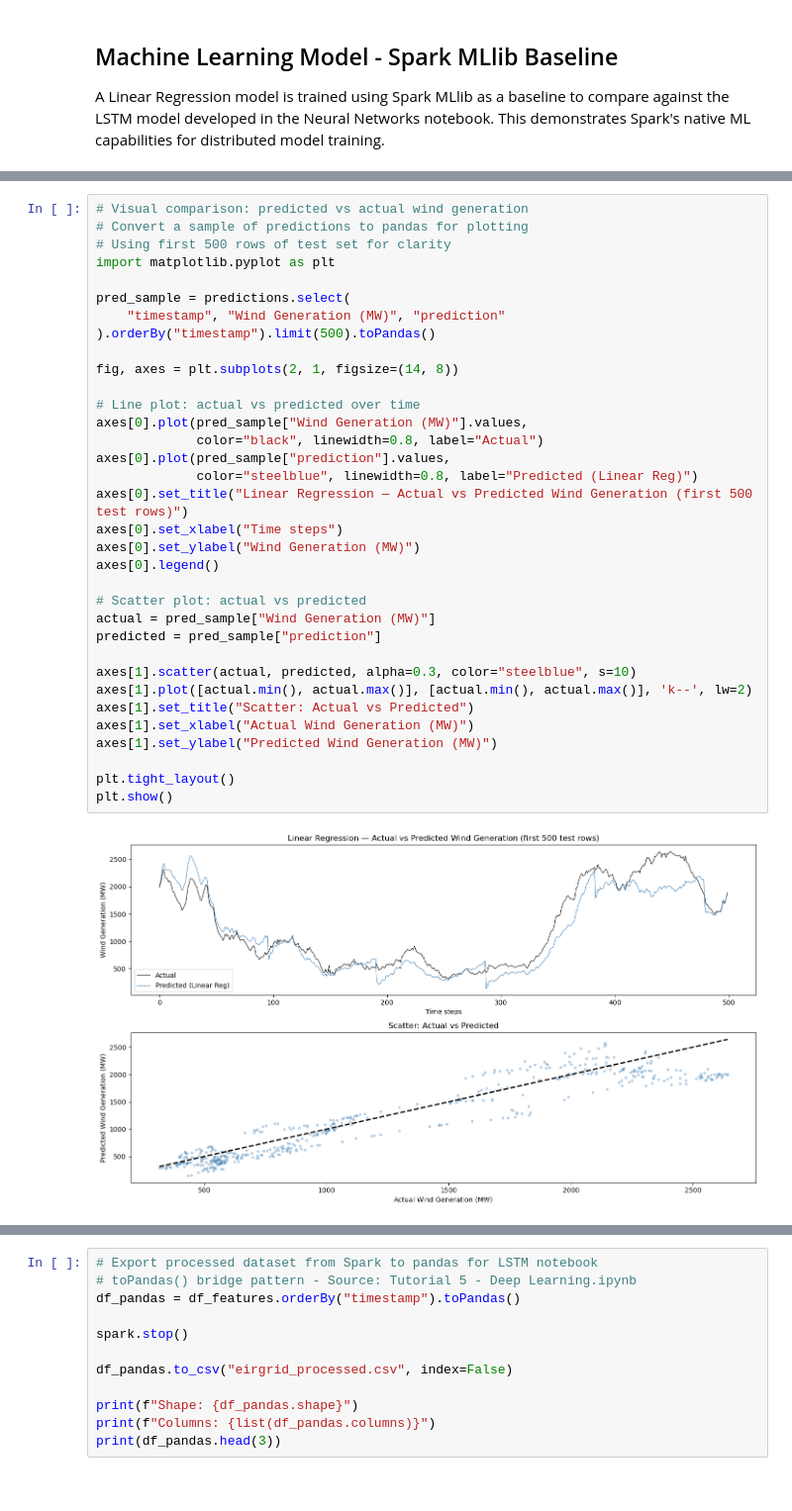
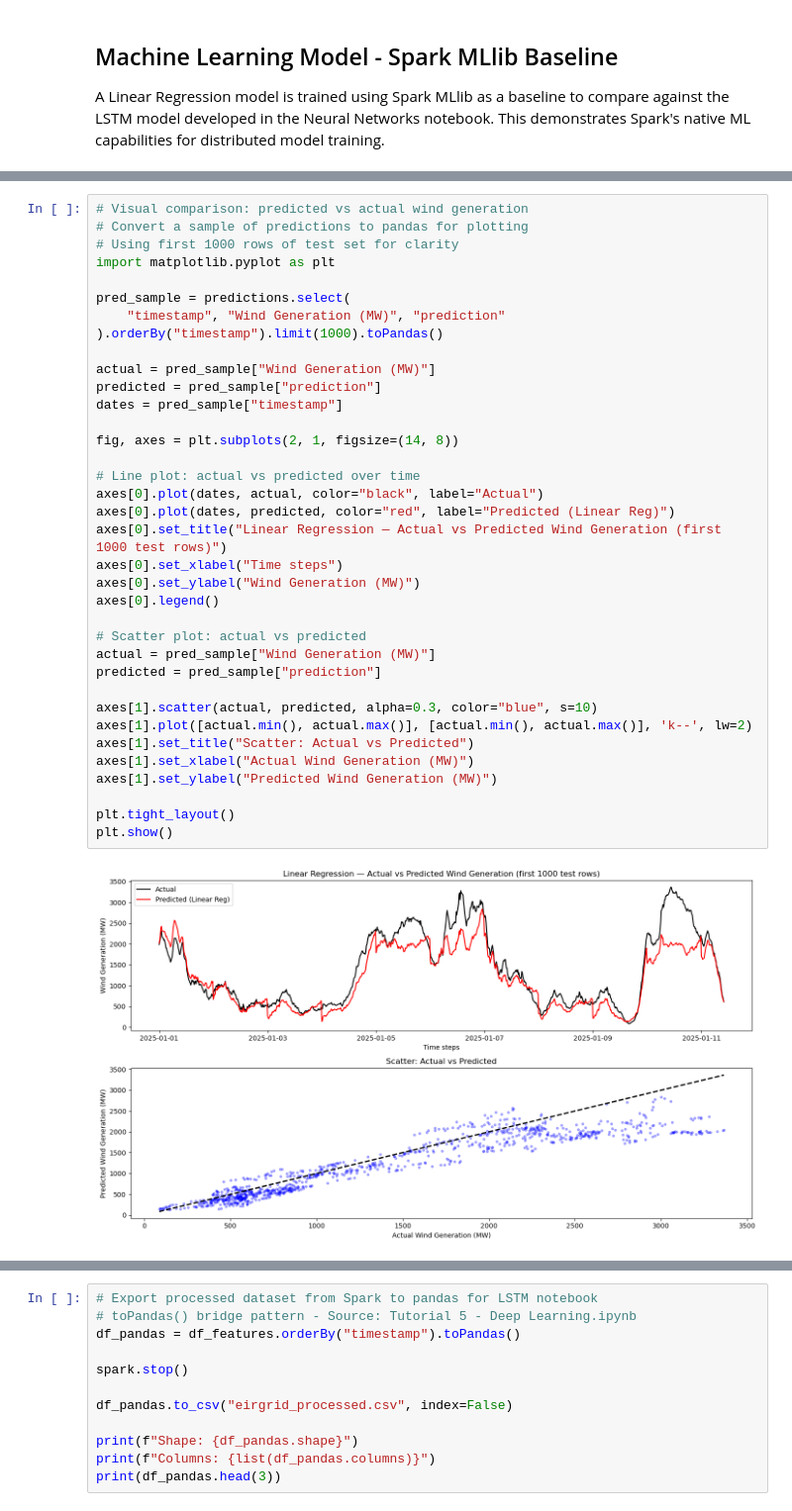
Before and after one commit to 2026004/2026004_CA1, a Jupyter notebook: 2026004_CA1_BDSP.ipynb, the cells around one changed output, grey strips where cells are left out. Shown at 99% size. Cells and saved outputs as stored; diff of their text form.

```diff
--- a/2026004_CA1_BDSP.ipynb
+++ b/2026004_CA1_BDSP.ipynb
@@ -399,39 +401,41 @@ FEATURE COEFFICIENTS:
 # %%
 # Visual comparison: predicted vs actual wind generation
 # Convert a sample of predictions to pandas for plotting
-# Using first 500 rows of test set for clarity
+# Using first 1000 rows of test set for clarity
 import matplotlib.pyplot as plt
 
 pred_sample = predictions.select(
     "timestamp", "Wind Generation (MW)", "prediction"
-).orderBy("timestamp").limit(500).toPandas()
+).orderBy("timestamp").limit(1000).toPandas()
+
+actual = pred_sample["Wind Generation (MW)"]
+predicted = pred_sample["prediction"]
+dates = pred_sample["timestamp"]
 
 fig, axes = plt.subplots(2, 1, figsize=(14, 8))
 
 # Line plot: actual vs predicted over time
-axes[0].plot(pred_sample["Wind Generation (MW)"].values,
-             color="black", linewidth=0.8, label="Actual")
-axes[0].plot(pred_sample["prediction"].values,
-             color="steelblue", linewidth=0.8, label="Predicted (Linear Reg)")
-axes[0].set_title("Linear Regression — Actual vs Predicted Wind Generation (first 500 test rows)")
+axes[0].plot(dates, actual, color="black", label="Actual")
+axes[0].plot(dates, predicted, color="red", label="Predicted (Linear Reg)")
+axes[0].set_title("Linear Regression — Actual vs Predicted Wind Generation (first 1000 test rows)")
 axes[0].set_xlabel("Time steps")
 axes[0].set_ylabel("Wind Generation (MW)")
 axes[0].legend()
 
 # Scatter plot: actual vs predicted
 actual = pred_sample["Wind Generation (MW)"]
 predicted = pred_sample["prediction"]
 
-axes[1].scatter(actual, predicted, alpha=0.3, color="steelblue", s=10)
+axes[1].scatter(actual, predicted, alpha=0.3, color="blue", s=10)
 axes[1].plot([actual.min(), actual.max()], [actual.min(), actual.max()], 'k--', lw=2)
 axes[1].set_title("Scatter: Actual vs Predicted")
 axes[1].set_xlabel("Actual Wind Generation (MW)")
 axes[1].set_ylabel("Predicted Wind Generation (MW)")
 
 plt.tight_layout()
 plt.show()
 # %% [output]
-[figure, old version]
+[figure, new version]
 # %% [markdown]
 #### Model Interpretation
 
```
Also changed, not shown: parts of 12 cells of this notebook.
